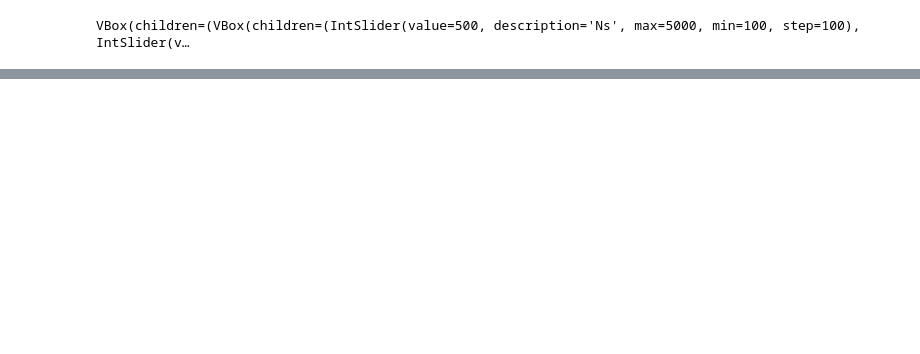
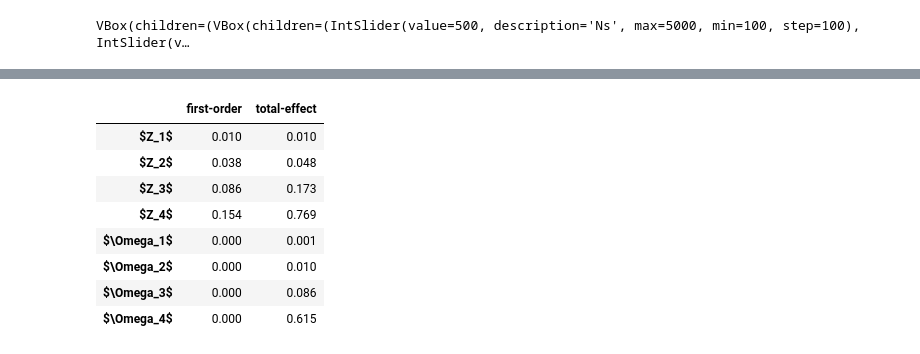
Before and after one commit to lrhgit/uqsa2025, a Jupyter notebook: sensitivity_concepts.ipynb, the cells around one changed output, grey strips where cells are left out. Cells and saved outputs as stored; diff of their text form; code cells hidden in the pictures; blank space fills up the shorter version.

```diff
--- a/sensitivity_concepts.ipynb
+++ b/sensitivity_concepts.ipynb
@@ -390,0 +504,37 @@ Thus, for additive linear models, the first-order Sobol indices are identical to
+# %%
+# Analytical first-order and total-effect indices
+
+VarY = np.sum(sigma_z**2 * (mu_omega**2 + sigma_omega**2))
+
+S_Z = mu_omega**2 * sigma_z**2 / VarY
+S_Omega = np.zeros_like(S_Z)
+
+ST_Z = (mu_omega**2 + sigma_omega**2) * sigma_z**2 / VarY
+ST_Omega = sigma_omega**2 * sigma_z**2 / VarY
+
+labels = [f"$Z_{i}$" for i in range(1, Nrv + 1)] + [
+    f"$\\Omega_{i}$" for i in range(1, Nrv + 1)
+]
+
+S_first = np.concatenate([S_Z, S_Omega])
+S_total = np.concatenate([ST_Z, ST_Omega])
+
+df_interaction = pd.DataFrame(
+    {
+        "first-order": S_first,
+        "total-effect": S_total,
+    },
+    index=labels,
+)
+
+pretty_table(df_interaction)
+# %% [output]
+|  | first-order | total-effect |
+| $Z_1$ | 0.010 | 0.010 |
+| $Z_2$ | 0.038 | 0.048 |
+| $Z_3$ | 0.086 | 0.173 |
+| $Z_4$ | 0.154 | 0.769 |
+| $\Omega_1$ | 0.000 | 0.001 |
+| $\Omega_2$ | 0.000 | 0.010 |
+| $\Omega_3$ | 0.000 | 0.086 |
+| $\Omega_4$ | 0.000 | 0.615 |
```
Also changed, not shown: parts of 16 cells of this notebook.
